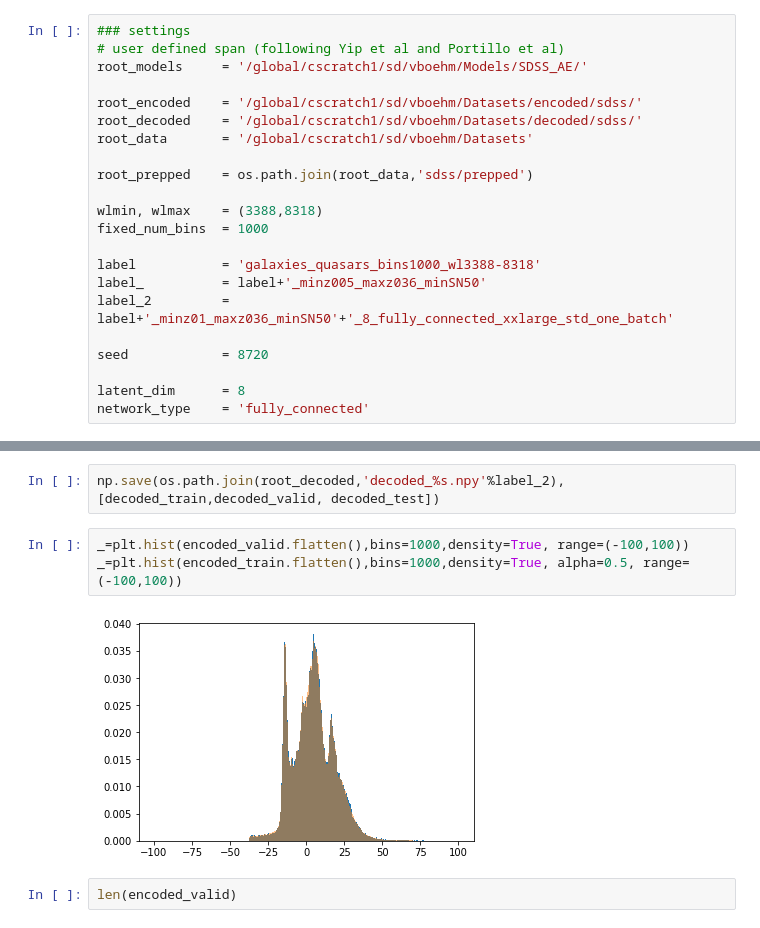
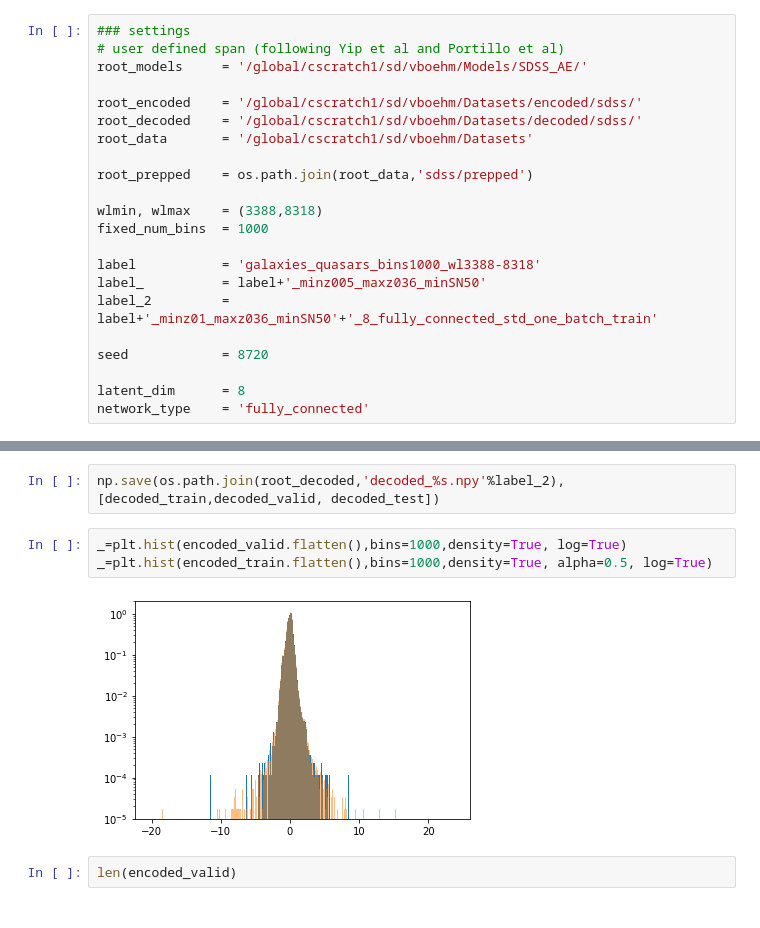
Before and after one commit to AlexGKim/SDSS_PAE, a Jupyter notebook: notebooks/AE_SDSS.ipynb, the cells around one changed output, grey strips where cells are left out. Saved outputs shown, nothing was run; the diff lists cells and outputs as text.

Commit message:
model with 1 batch

```diff
--- a/notebooks/AE_SDSS.ipynb
+++ b/notebooks/AE_SDSS.ipynb
@@ -72,7 +72,7 @@ fixed_num_bins  = 1000
 
 label           = 'galaxies_quasars_bins1000_wl3388-8318'
 label_          = label+'_minz005_maxz036_minSN50'
-label_2         = label+'_minz01_maxz036_minSN50'+'_8_fully_connected_xxlarge_std_one_batch'
+label_2         = label+'_minz01_maxz036_minSN50'+'_8_fully_connected_std_one_batch_train'
 
 seed            = 8720
 
@@ -476,10 +529,10 @@ encoded_train, encoded_valid, encoded_test = np.load(os.path.join(root_encoded,'
 # %%
 np.save(os.path.join(root_decoded,'decoded_%s.npy'%label_2),[decoded_train,decoded_valid, decoded_test])
 # %%
-_=plt.hist(encoded_valid.flatten(),bins=1000,density=True, range=(-100,100))
-_=plt.hist(encoded_train.flatten(),bins=1000,density=True, alpha=0.5, range=(-100,100))
+_=plt.hist(encoded_valid.flatten(),bins=1000,density=True, log=True)
+_=plt.hist(encoded_train.flatten(),bins=1000,density=True, alpha=0.5, log=True)
 # %% [output]
-[figure, old version]
+[figure, new version]
 # %%
 len(encoded_valid)
 # %% [output]
```
Also changed, not shown: parts of 14 cells of this notebook.
